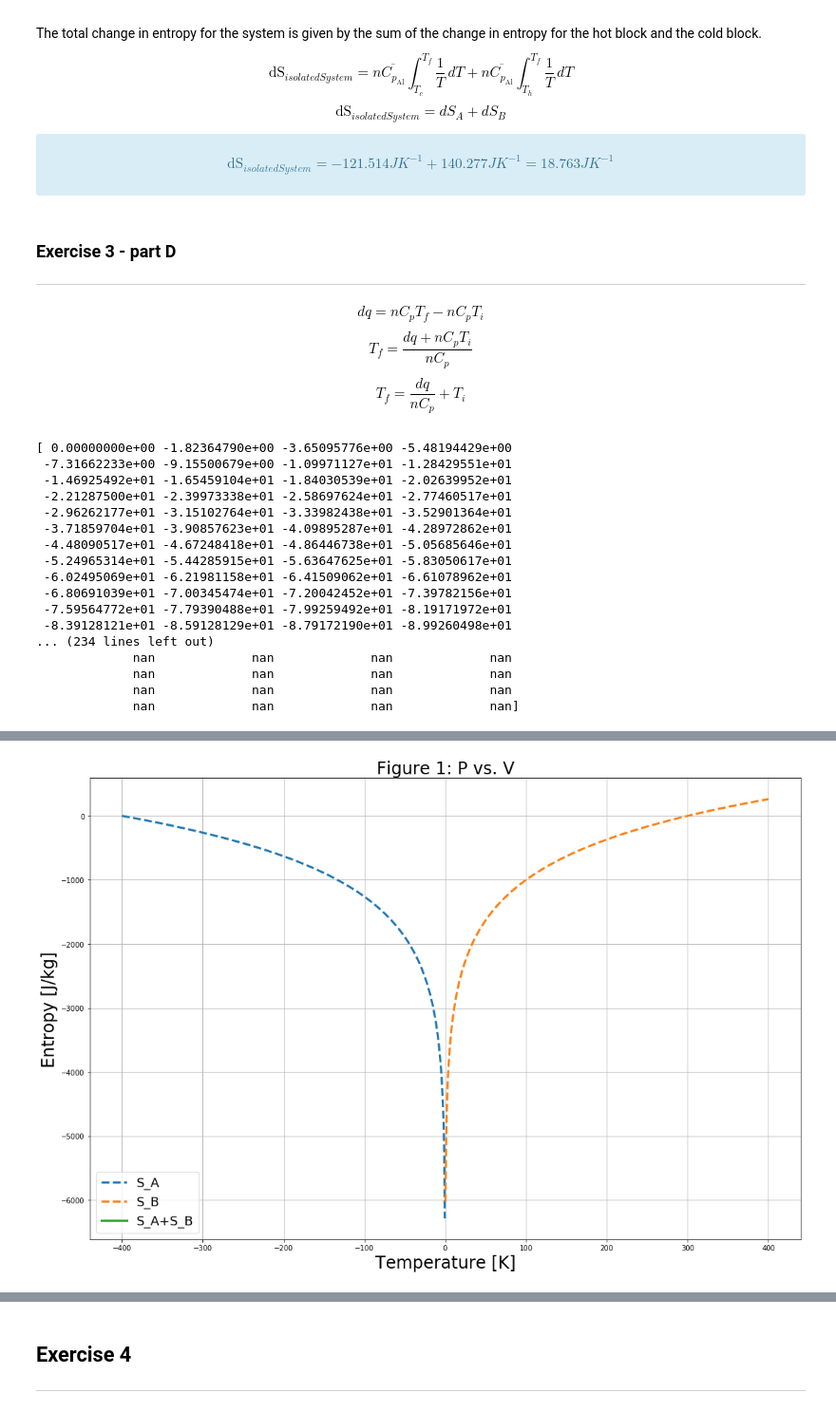
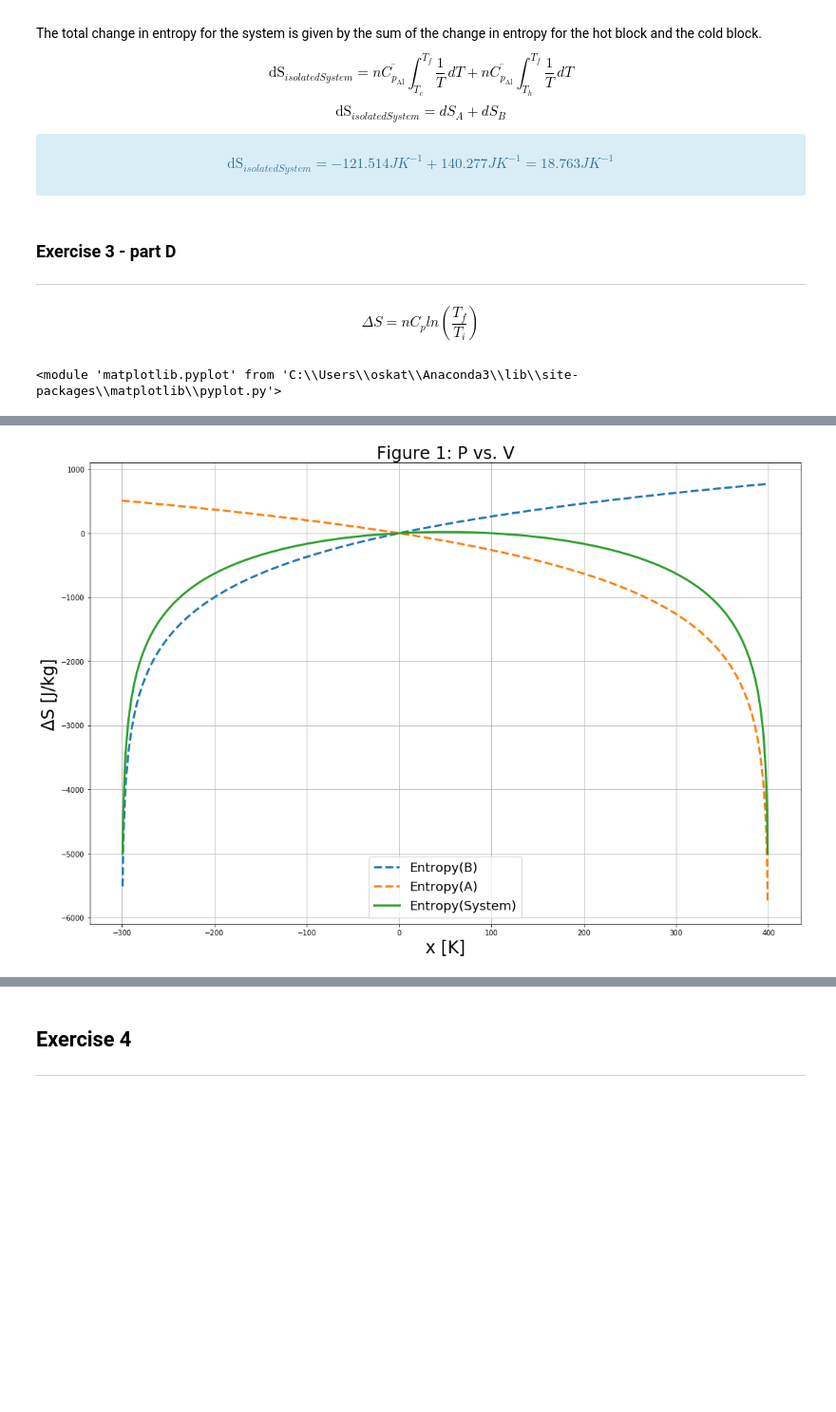
Before and after one commit to KiraSensei13/MNT_ITESM_courses, a Jupyter notebook: 2.2.ThermodynamicsOfMaterials/thermo_Hwk04/A01212611_thermo_Hwk04.ipynb, the cells around one changed output, grey strips where cells are left out. Shown at 95% size. Saved outputs shown, nothing was run; the diff lists cells and outputs as text; code cells hidden in the pictures; blank space fills up the shorter version.

```diff
--- a/2.2.ThermodynamicsOfMaterials/thermo_Hwk04/A01212611_thermo_Hwk04.ipynb
+++ b/2.2.ThermodynamicsOfMaterials/thermo_Hwk04/A01212611_thermo_Hwk04.ipynb
@@ -195,19 +195,15 @@ $$ \text{dS}_{isolatedSystem}= -121.514 J K^{-1} + 140.277 J K^{-1} = 18.763 J K
 # %% [markdown]
 ### Exercise 3 - part D
 ___
-$$ dq = nC_pT_f-nC_pT_i $$
-$$ T_f = \frac{dq + nC_pT_i}{nC_p} $$
-$$ T_f = \frac{dq}{nC_p} + T_i $$
+$$ \Delta S = n C_p ln\left(\frac{T_f}{T_i}\right) $$
 # %%
 # Function to compute the "next" pressure value for IRREVERSIBLE processes
 def S_A_(n, Cp, Ti, x):
-    #Tf = Ti - x;
-    Tf = -x;
+    Tf = Ti - x;
     return n*Cp*(np.log(Tf/Ti));
 
 def S_B_(n, Cp, Ti, x):
-    #Tf = Ti + x;
-    Tf = x;
+    Tf = Ti + x;
     return n*Cp*(np.log(Tf/Ti));
 
 # Draw the plot's workspace
@@ -217,45 +213,30 @@ plt.subplots(figsize=(3*scale, 2*scale))
 # define constants
 n = 1000 #g or 37.062 mol
 Cp = 0.91 #J / g K
-Tmin = -400 #K
+Tmin = -300 #K
 Tmax = 400 #K
-T = np.linspace(Tmin, Tmax, 1000);
+Tequi = 350 #K
+x = np.linspace(Tmin, Tmax, 1000);
+
+# for B
+Ti_B = 300 #K
+S_B = S_B_(n, Cp, Ti_B, x)
+plt.plot(x, S_B, '--', linewidth=3, label='Entropy(B)');
 
 # for A
 Ti_A = 400 #K
-S_A = S_A_(n, Cp, Ti_A, T)
-print(S_A)
-plt.plot(T, S_A, '--', linewidth=3, label='S_A');
-
-# for B
-Ti_B = 300 #K
-S_B = S_B_(n, Cp, Ti_B, T)
-plt.plot(T, S_B, '--', linewidth=3, label='S_B');
+S_A = S_A_(n, Cp, Ti_A, x)
+#print(S_A)
+plt.plot(x, S_A, '--', linewidth=3, label='Entropy(A)');
 
 # for A+B
-plt.plot(T, S_A+S_B, '-', linewidth=3, label='S_A+S_B');
+plt.plot(x, (S_A+S_B), '-', linewidth=3, label='Entropy(System)');
 
-plt.xlabel('Temperature [K]', fontsize=24);
-plt.ylabel('Entropy [J/kg]', fontsize=24);
+plt.xlabel('x [K]', fontsize=24);
+plt.ylabel('ΔS [J/kg]', fontsize=24);
 plt.title("Figure 1: P vs. V", size=24)
 plt.legend(prop={'size': 18})
 plt.grid('on')
 display(plt);
 # %% [output]
-[ 0.00000000e+00 -1.82364790e+00 -3.65095776e+00 -5.48194429e+00
- -7.31662233e+00 -9.15500679e+00 -1.09971127e+01 -1.28429551e+01
- -1.46925492e+01 -1.65459104e+01 -1.84030539e+01 -2.02639952e+01
- -2.21287500e+01 -2.39973338e+01 -2.58697624e+01 -2.77460517e+01
- -2.96262177e+01 -3.15102764e+01 -3.33982438e+01 -3.52901364e+01
- -3.71859704e+01 -3.90857623e+01 -4.09895287e+01 -4.28972862e+01
- -4.48090517e+01 -4.67248418e+01 -4.86446738e+01 -5.05685646e+01
- -5.24965314e+01 -5.44285915e+01 -5.63647625e+01 -5.83050617e+01
- -6.02495069e+01 -6.21981158e+01 -6.41509062e+01 -6.61078962e+01
- -6.80691039e+01 -7.00345474e+01 -7.20042452e+01 -7.39782156e+01
- -7.59564772e+01 -7.79390488e+01 -7.99259492e+01 -8.19171972e+01
- -8.39128121e+01 -8.59128129e+01 -8.79172190e+01 -8.99260498e+01
-... (234 lines left out)
-             nan             nan             nan             nan
-             nan             nan             nan             nan
-             nan             nan             nan             nan
-             nan             nan             nan             nan]
+<module 'matplotlib.pyplot' from 'C:\\Users\\oskat\\Anaconda3\\lib\\site-packages\\matplotlib\\pyplot.py'>
@@ -263,2 +243,2 @@ display(plt);
-[figure, old version]
+[figure, new version]
 # %% [markdown]
```
Also changed, not shown: parts of 9 cells of this notebook, 10 other files.
